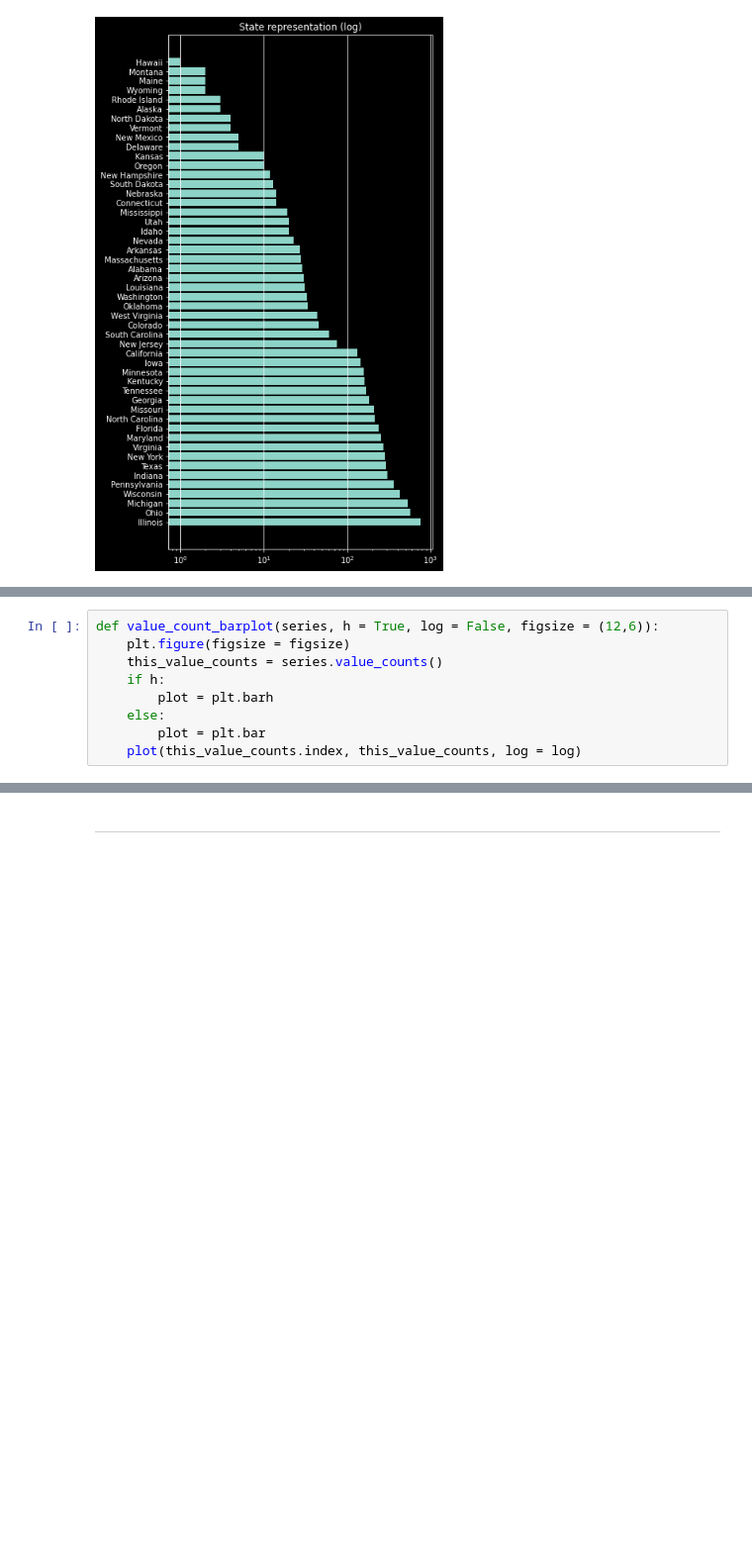
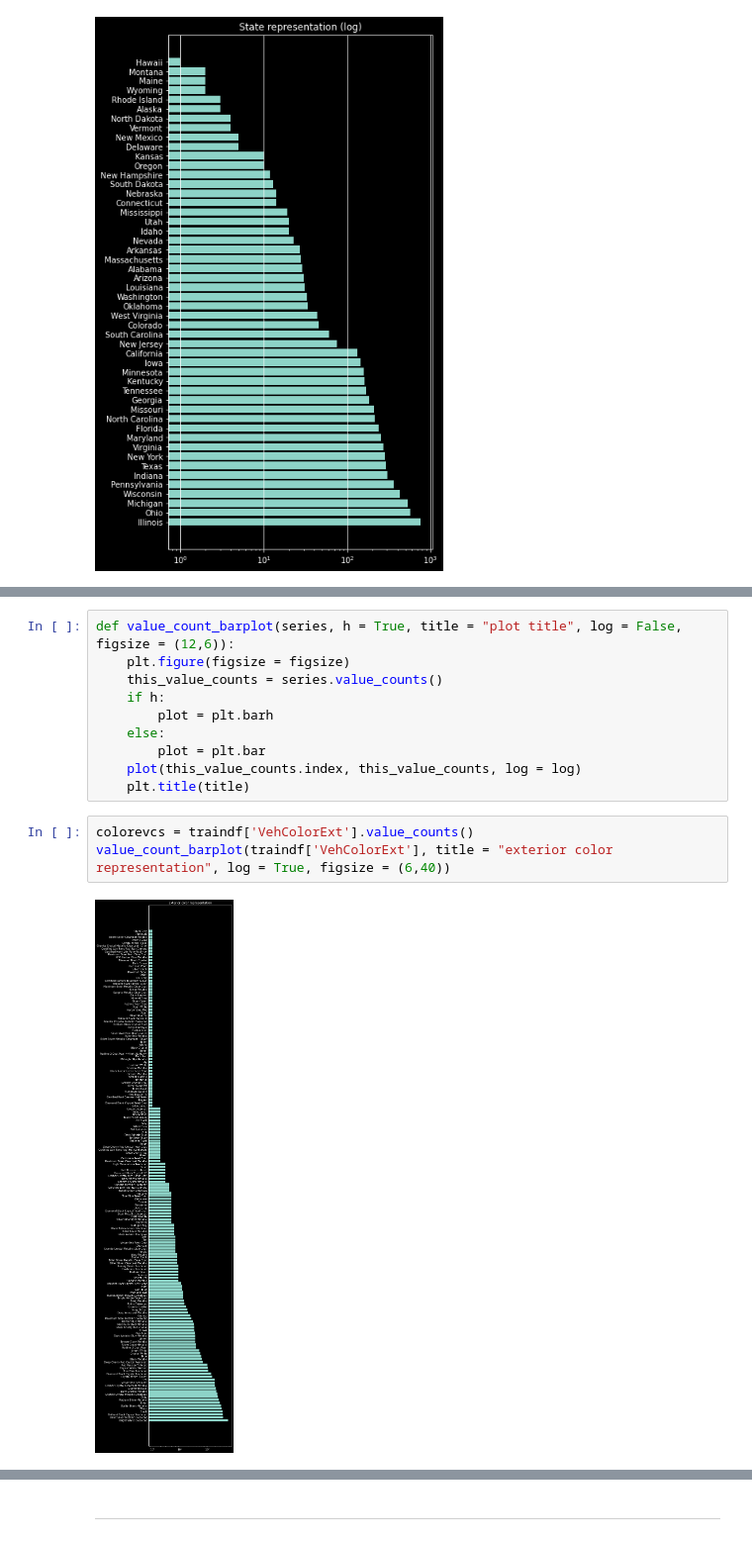
Before and after one commit to dtersegno/boeingds, a Jupyter notebook: notebooks/1_EDA.ipynb, the cells around one changed output, grey strips where cells are left out. Shown at 99% size. Saved outputs shown, nothing was run; the diff lists cells and outputs as text; blank space fills up the shorter version.

```diff
--- a/notebooks/1_EDA.ipynb
+++ b/notebooks/1_EDA.ipynb
@@ -356,9 +263,0 @@ It also appears that roof camera information is included in some of these.
-# %%
-def value_count_barplot(series, h = True, log = False, figsize = (12,6)):
-    plt.figure(figsize = figsize)
-    this_value_counts = series.value_counts()
-    if h:
-        plot = plt.barh
-    else:
-        plot = plt.bar
-    plot(this_value_counts.index, this_value_counts, log = log)
@@ -369,0 +357,15 @@ value_count_barplot(traindf['VehColorExt'], log = True, figsize = (6,40))
+# %%
+def value_count_barplot(series, h = True, title = "plot title", log = False, figsize = (12,6)):
+    plt.figure(figsize = figsize)
+    this_value_counts = series.value_counts()
+    if h:
+        plot = plt.barh
+    else:
+        plot = plt.bar
+    plot(this_value_counts.index, this_value_counts, log = log)
+    plt.title(title)
+# %%
+colorevcs = traindf['VehColorExt'].value_counts()
+value_count_barplot(traindf['VehColorExt'], title = "exterior color representation", log = True, figsize = (6,40))
+# %% [output]
+[figure, added]
```
Also changed, not shown: parts of 64 cells of this notebook.
